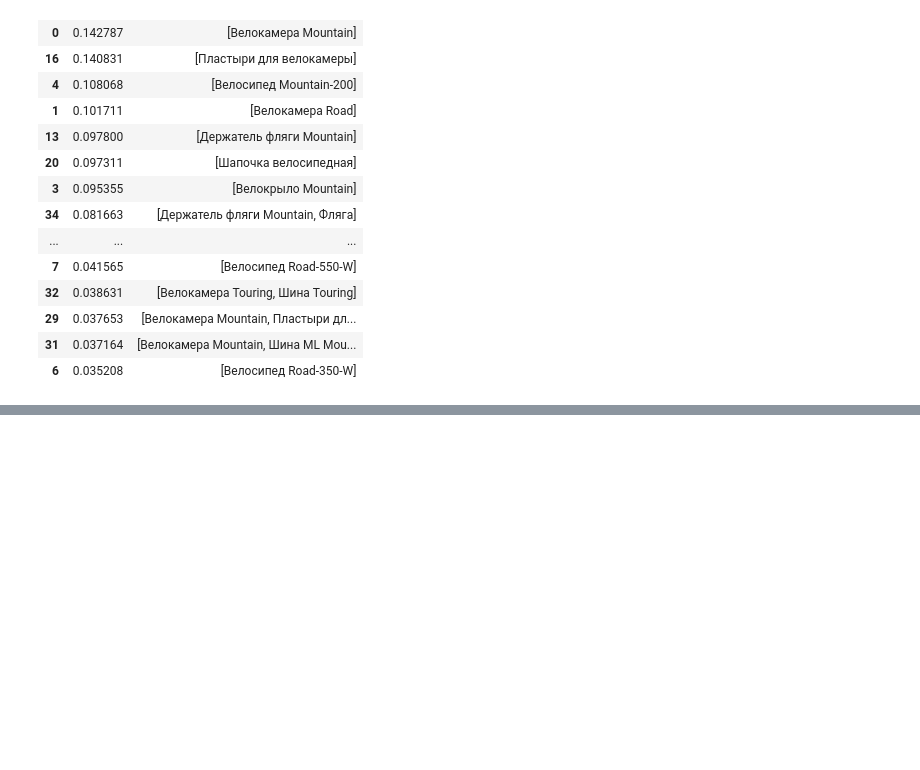
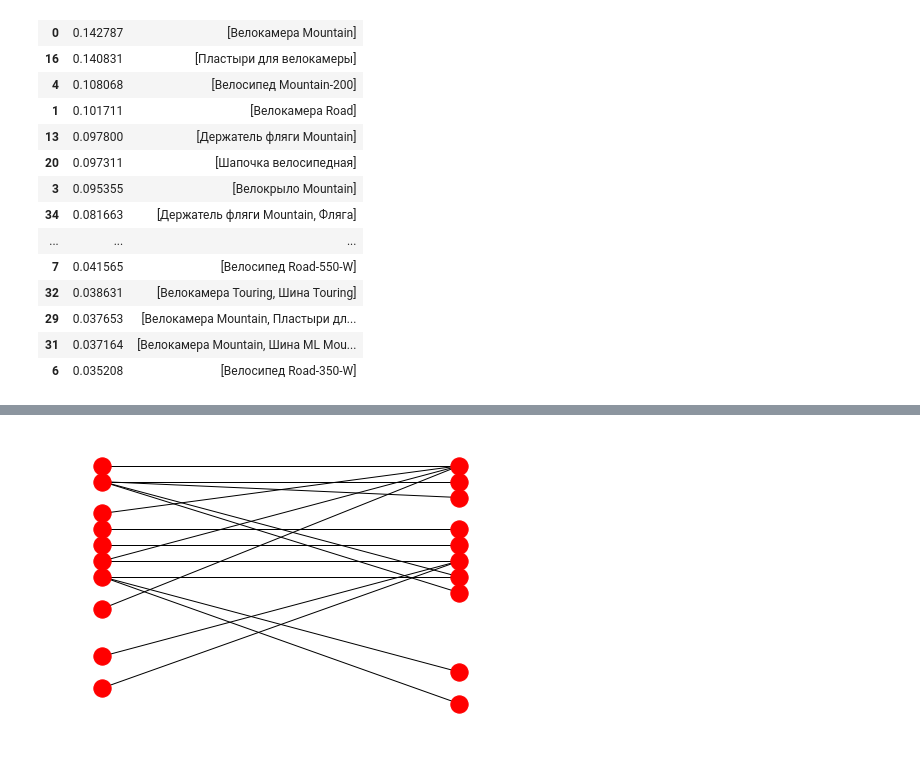
Before and after one commit to SomeoneSerge/vsu-dm, a Jupyter notebook: arules.ipynb, the cells around one changed output, grey strips where cells are left out. Saved outputs shown, nothing was run; the diff lists cells and outputs as text; code cells hidden in the pictures; blank space fills up the shorter version.

```diff
--- a/arules.ipynb
+++ b/arules.ipynb
@@ -76,0 +85,14 @@ association_rules(fqits, min_threshold=EPS)
+# %%
+G = nx.Graph()
+pos = dict()
+for i in arules.index:
+    src, dst, conf, supp, lift = arules.loc[i, :]
+    src, dst = list(src)[0], list(dst)[0]
+    src, dst = 'IF ' + src, 'THEN ' + dst
+    pos[src], pos[dst] = (1, i), (2, i)
+    G.add_node(src, weight=supp, bipartite=0)
+    G.add_node(dst, weight=supp, bipartite=1)
+    G.add_edge(src, dst, weight=conf)
+nx.draw(G, pos=pos)
+# %% [output]
+[figure, added]
```
Also changed, not shown: parts of 3 cells of this notebook.
